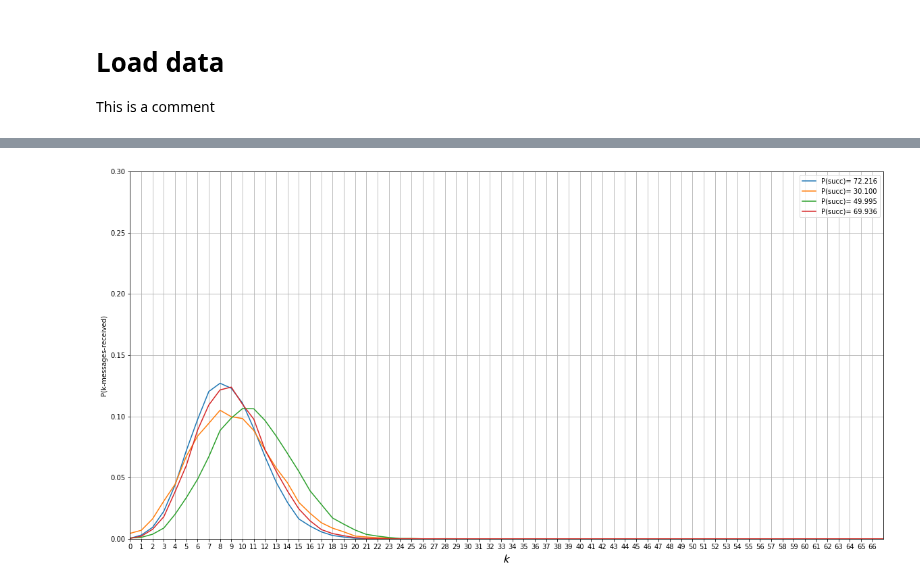
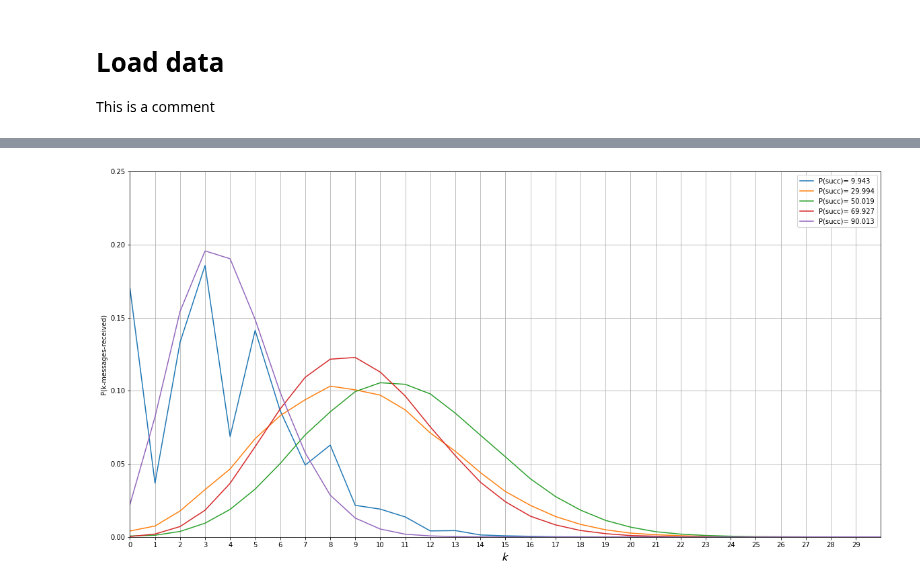
Before and after one commit to ingframin/BroadcastSimulation, a Jupyter notebook: results/Analysis.ipynb, the cells around one changed output, grey strips where cells are left out. Drawn from its saved outputs; the diff is of its cells as text; code cells hidden in the pictures.

```diff
--- a/results/Analysis.ipynb
+++ b/results/Analysis.ipynb
@@ -12,11 +12,11 @@ from analysis import *
 
 This is a comment
 # %%
-f1 = open("r0-d0-result.txt")
+f1 = open("r1-d0-result.txt")
 raw1 = f1.read()
 f1.close()
 
-f2 = open("r0-d1-result.txt")
+f2 = open("r1-d1-result.txt")
 raw2 = f2.read()
 f2.close()
 
@@ -43,8 +43,16 @@ f7.close()
 f8 = open("r7-d1-result.txt")
 raw8 = f8.read()
 f8.close()
+
+f9 = open("r9-d0-result.txt")
+raw9 = f9.read()
+f9.close()
+
+f10 = open("r9-d1-result.txt")
+raw10 = f10.read()
+f10.close()
 # %%
-Ttx = 23
+Ttx = 22
 Trx = 60
 Tn = 100
 
@@ -58,14 +66,17 @@ def compute_histogram(r1,r2):
 
     Pb2 = Eb2*Ttx/(Eb2*Ttx+En2*Tn+Es2*Trx)
     rt1 = Pb2/(Ttx/1000)
+
     print("r(B)(Events/s) = %.6f"%(rt1))
 
     hist1 = genWindowHistogram(r1,r2,1000,Eb2)
     Esuc = checkSuccess(r2,r1)
     Ps=Esuc/Eb2
-    print(Eb2)
-    print(Esuc)
-    print(Eb2/Esuc)
+    rs2 = Esuc*1000/len(r1)
+    print("r(Suuccess)(Events/s) = %.6f"%rs2)
+    Pscan = Trx*Es1/len(r1)
+    r_scan = 1000*Pscan/Trx
+    print("r(S)(Events/s) = %.6f"%r_scan)
     Ns = Ps*1000/Ttx
     Nb = rt1*1000
     print("Success probability evts: %.6f"%(Ps))
@@ -83,4 +94,7 @@ print('---------------------')
 hist4,Eb4,Es4,En4,Ps4 = compute_histogram(raw7,raw8)
 print(1-hist4[0])
 print('---------------------')
+hist5,Eb5,Es5,En5,Ps5 = compute_histogram(raw9,raw10)
+print(1-hist4[0])
+print('---------------------')
 # %% [output]
@@ -121,17 +132,19 @@ Success probability evts: 0.499954
 # %%
 pt.rcParams["figure.figsize"] = (20,10)
 pt.plot(range(len(hist1)),hist1,label="P(succ)= %.3f"%(100*Ps1))
 pt.plot(range(len(hist2)),hist2,label="P(succ)= %.3f"%(100*Ps2))
 pt.plot(range(len(hist3)),hist3,label="P(succ)= %.3f"%(100*Ps3))
 pt.plot(range(len(hist4)),hist4,label="P(succ)= %.3f"%(100*Ps4))
+pt.plot(range(len(hist5)),hist5,label="P(succ)= %.3f"%(100*Ps5))
+
 
 pt.legend()
-pt.axis([0,67,0,0.3])
-pt.xticks(range(67), [str(n) for n in range(67)])
+pt.axis([0,30,0,0.25])
+pt.xticks(range(30), [str(n) for n in range(30)])
 pt.xlabel(r'$\mathcal{k}$', fontsize = 18)
 pt.ylabel(r'P(k-messages-received)')
 pt.savefig('test.svg',format='svg',dpi=300, bbox_inches='tight')
 pt.grid(True)
 pt.show()
 # %% [output]
-[figure, old version]
+[figure, new version]
```
Also changed, not shown: parts of 1 cell of this notebook, 2 other files.
